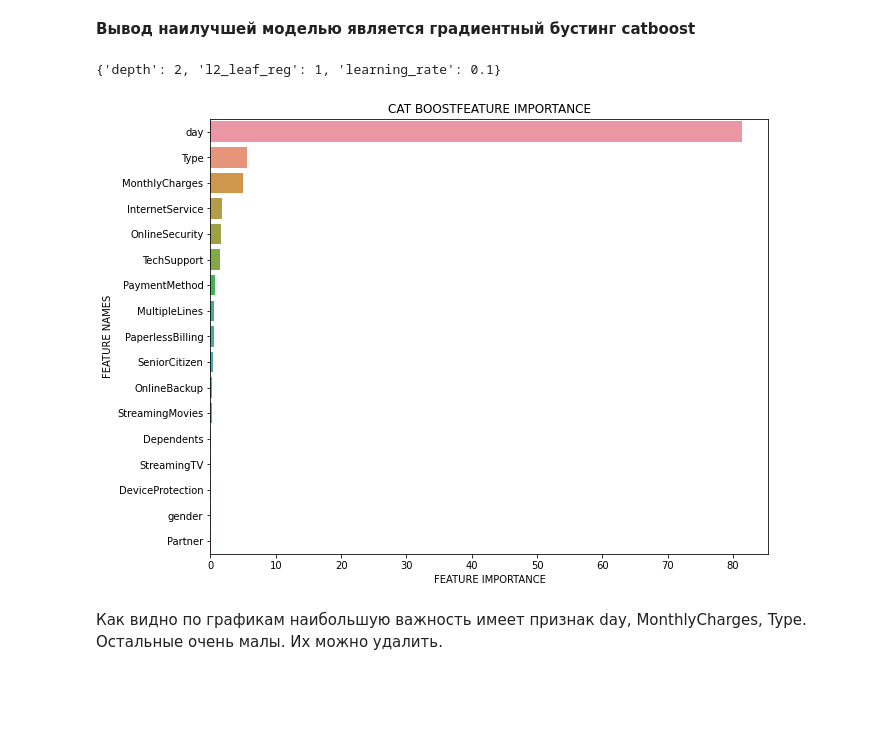
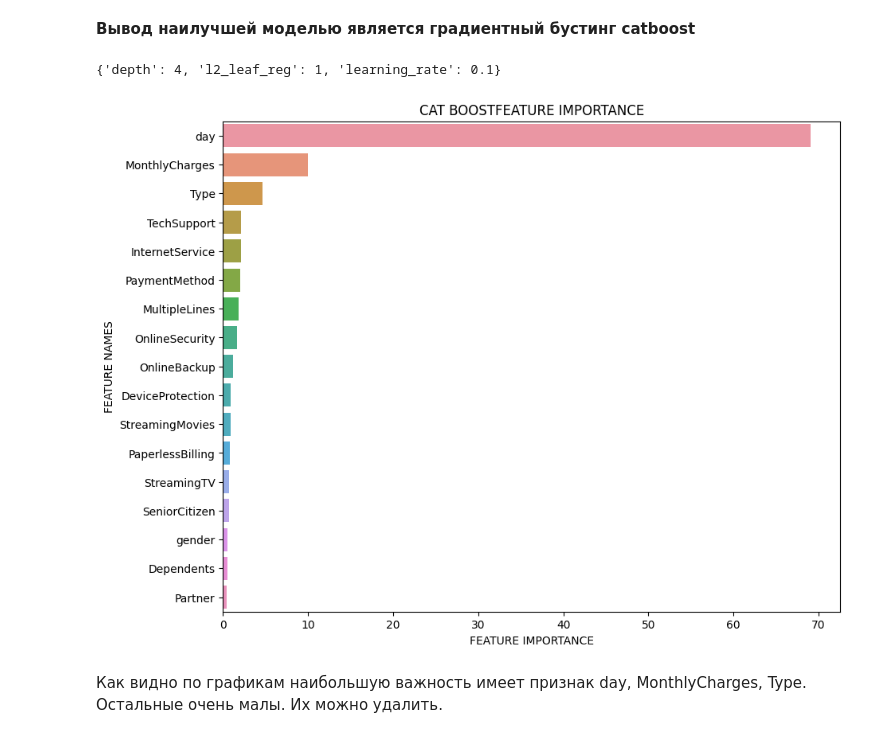
Before and after one commit to Vladruss/ML_telecom_customer_outflow, a Jupyter notebook: telecom_customer_outflow.ipynb, the cells around one changed output. Cells and saved outputs as stored; diff of their text form; code cells hidden in the pictures; blank space fills up the shorter version.

```diff
--- a/telecom_customer_outflow.ipynb
+++ b/telecom_customer_outflow.ipynb
@@ -167,15 +155,16 @@ memory usage: 99.5+ KB
 # %%
-data = df_personal.merge(df_contract, on='customerID', how='inner')
-data = data.merge(df_internet, on='customerID', how='left')
-data = data.merge(df_phone, on='customerID', how='left')
-data['InternetService'] = data['InternetService'].fillna('not_use')
-data['OnlineSecurity'] = data['OnlineSecurity'].fillna('not_use')
-data['OnlineBackup'] = data['OnlineBackup'].fillna('not_use')
-data['DeviceProtection'] = data['DeviceProtection'].fillna('not_use')
-data['TechSupport'] = data['TechSupport'].fillna('not_use')
-data['StreamingTV'] = data['StreamingTV'].fillna('not_use')
-data['StreamingMovies'] = data['StreamingMovies'].fillna('not_use')
-data['MultipleLines'] = data['MultipleLines'].fillna('not_use')
+data = (df_personal
+        .merge(df_contract, on='customerID', how='inner')
+        .merge(df_internet, on='customerID', how='left')
+        .merge(df_phone, on='customerID', how='left')
+       )
+
+# Список столбцов для заполнения значениями 'not_use'
+columns_to_fill = ['InternetService', 'OnlineSecurity', 'OnlineBackup', 'DeviceProtection',
+                   'TechSupport', 'StreamingTV', 'StreamingMovies', 'MultipleLines']
+
+data[columns_to_fill] = data[columns_to_fill].fillna('not_use')
+
 data.info()
 # %% [output]
 <class 'pandas.core.frame.DataFrame'>
@@ -390,5 +284,3 @@ data = data.drop(['TotalCharges'], axis=1)
 # %%
 categorial = data.select_dtypes(include='object').columns
 data_ohe = pd.get_dummies(data,drop_first=True,columns=categorial)
-encoder = OrdinalEncoder()
-data[categorial] = encoder.fit_transform(data[categorial])
@@ -406,6 +302,12 @@ features_train2 = df_train2.drop(['target'],axis=1)
 target_train2 = df_train2['target']
 features_test2 = df_test2.drop(['target'],axis=1)
 target_test2 = df_test2['target']
+# %%
+df_train3, df_test3 = train_test_split(data, test_size=0.25, random_state=12345)
+features_train3 = df_train3.drop(['target'],axis=1)
+target_train3 = df_train3['target']
+features_test3 = df_test3.drop(['target'],axis=1)
+target_test3 = df_test3['target']
 # %% [markdown]
 Разделили таблицы на обучающую и тестовую в соотношении 75:25 в зависимости от вида кодирования.
 # %%
@@ -444,13 +349,14 @@ Fitting 3 folds for each of 256 candidates, totalling 768 fits
 # %% [markdown]
 ROC-AUC модели случайный лес равен 0,85
 # %%
+%%time
 cat_params = {
     'learning_rate' : [0.03, 0.05, 0.1],
     'depth' : [2,4,6],
     'l2_leaf_reg' : [1,3,5]
 }
-cat = CatBoostClassifier(verbose=False)
+cat = CatBoostClassifier(verbose=False, cat_features=list(categorial))
 cat_grid = GridSearchCV(estimator=cat, param_grid=cat_params, scoring='roc_auc', cv=3)
-cat_grid.fit(features_train2, target_train2 )
+cat_grid.fit(features_train3, target_train3 )
 cat_grid.best_score_
 # %% [output]
@@ -462,28 +370,28 @@ ROC-AUC модели градиентного бустинга catboost раве
 # %%
 cat_grid.best_params_
 # %% [output]
-{'depth': 2, 'l2_leaf_reg': 1, 'learning_rate': 0.1}
+{'depth': 4, 'l2_leaf_reg': 1, 'learning_rate': 0.1}
 # %%
-cat_model = CatBoostClassifier(verbose=False, learning_rate=0.1, depth=2, l2_leaf_reg=1 ,random_seed=123456)
-cat_model.fit(features_train2, target_train2)
+cat_model = CatBoostClassifier(verbose=False, learning_rate=0.1, depth=4, l2_leaf_reg=1 ,random_seed=123456, cat_features=list(categorial))
+cat_model.fit(features_train3, target_train3)
 
 
 def plot_feature_importance(importance, names, model_type):
     feature_importance = np.array(importance)
     feature_names = np.array(names)
     data = {'feature_names':feature_names, 'feature_importance':feature_importance}
     df = pd.DataFrame(data)
     df.sort_values(by=['feature_importance'], ascending=False, inplace=True)
     plt.figure(figsize=(10,8))
     sns.barplot(x=df['feature_importance'], y=df['feature_names'])
     plt.title(model_type + 'FEATURE IMPORTANCE')
     plt.xlabel('FEATURE IMPORTANCE')
     plt.ylabel('FEATURE NAMES')
 
 
-plot_feature_importance(cat_model.get_feature_importance(), features_train2.columns,'CAT BOOST')
+plot_feature_importance(cat_model.get_feature_importance(), features_train3.columns,'CAT BOOST')
 # %% [output]
-[figure, old version]
+[figure, new version]
 # %% [markdown]
 Как видно по графикам наибольшую важность имеет признак day, MonthlyCharges, Type. Остальные очень малы. Их можно удалить.
 # %%
```
Also changed, not shown: parts of 89 cells of this notebook, 8 other files.
